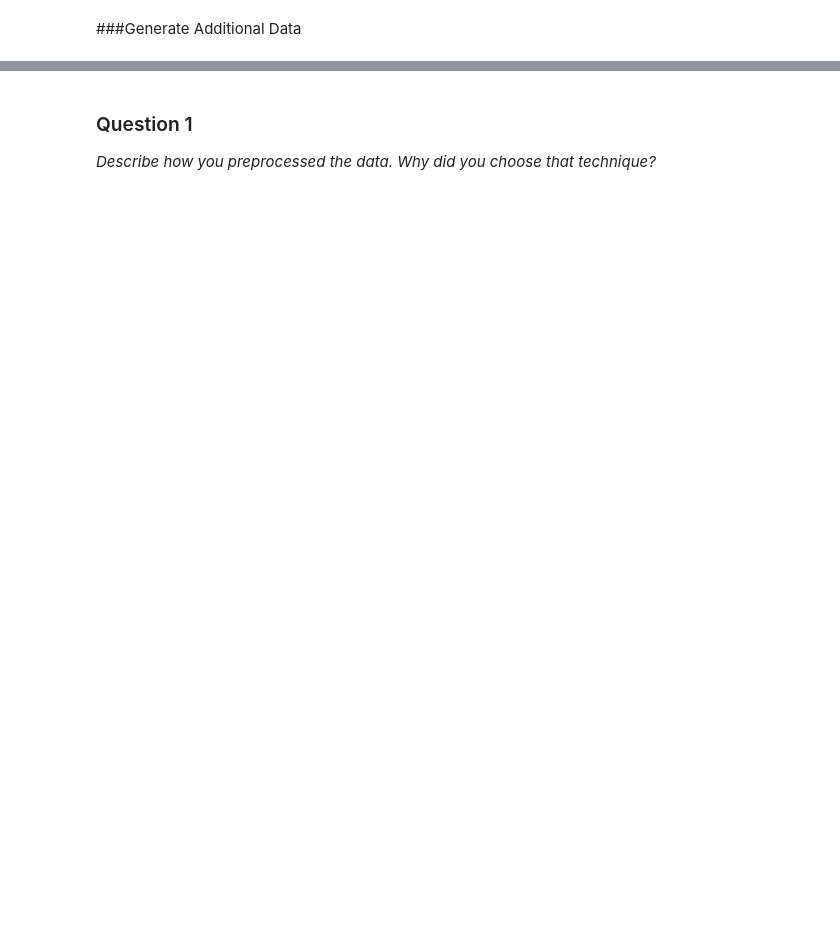
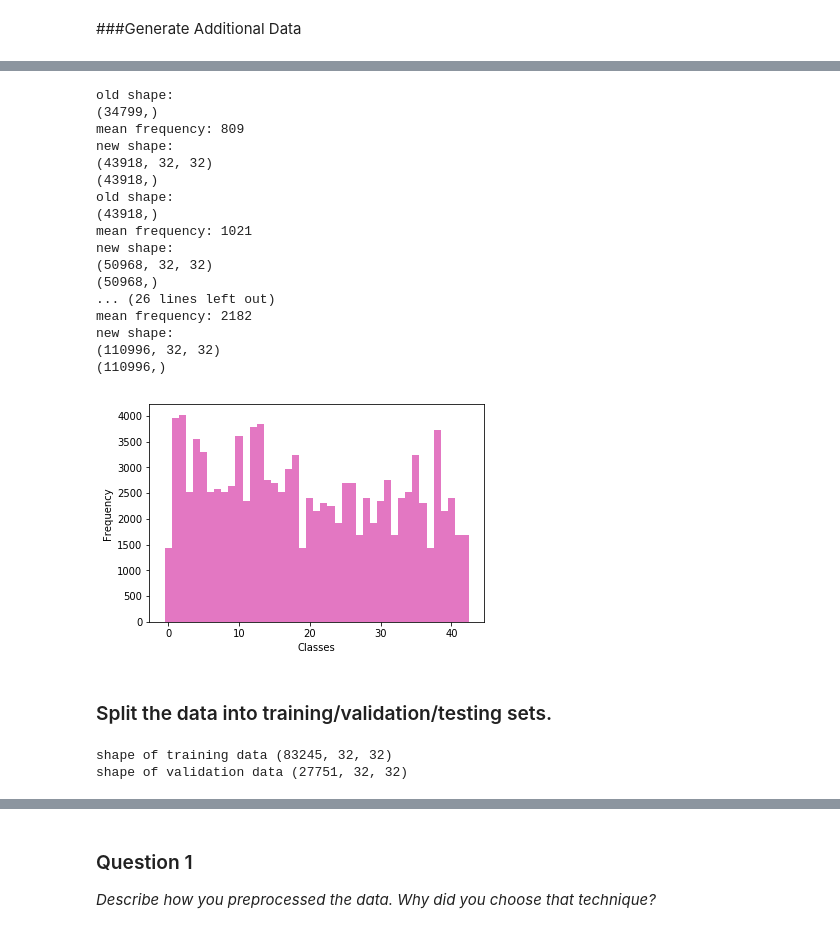
Before and after one commit to firefoxxy8/CarND-Traffic-Sign-Classifier-Project, a Jupyter notebook: Traffic_Sign_Classifier.ipynb, the cells around one changed output, grey strips where cells are left out. Drawn from its saved outputs; the diff is of its cells as text; code cells hidden in the pictures; blank space fills up the shorter version.

```diff
--- a/Traffic_Sign_Classifier.ipynb
+++ b/Traffic_Sign_Classifier.ipynb
@@ -493,0 +298,64 @@ Final test accuracy:  0.888809518445
+# %%
+# augmentation
+augment_data(trans_1, X_train_gr, y_train_gr)
+augment_data(trans_2, X_train_gr, y_train_gr)
+augment_data(trans_3, X_train_gr, y_train_gr)
+augment_data(trans_4, X_train_gr, y_train_gr)
+augment_data(trans_5, X_train_gr, y_train_gr)
+augment_data(trans_6, X_train_gr, y_train_gr)
+augment_data(trans_7, X_train_gr, y_train_gr)
+# %% [output]
+old shape:
+(34799,)
+mean frequency: 809
+new shape:
+(43918, 32, 32)
+(43918,)
+old shape:
+(43918,)
+mean frequency: 1021
+new shape:
+(50968, 32, 32)
+(50968,)
+... (26 lines left out)
+mean frequency: 2182
+new shape:
+(110996, 32, 32)
+(110996,)
+[figure, added]
+# %% [markdown]
+### Split the data into training/validation/testing sets.
+# %%
+# empty arrays for new training and validation datasets
+new_X_train = []
+new_y_train = []
+
+new_X_val = []
+new_y_val = []
+
+for n in range(n_classes):
+    # find indexes of each classes in the dataset
+    # randomly choose from and make up a validation set for each class
+    where_id = np.where(all_y_train==n)[0]
+    np.random.shuffle(where_id)
+
+    # make training data 80% of orginal dataset
+    cut_off = 0.75
+    new_X_train.append(all_X_train[where_id][:int(np.shape(where_id)[0]*cut_off)])
+    new_X_val.append(all_X_train[where_id][int(np.shape(where_id)[0]*cut_off):])
+
+    new_y_train.append(all_y_train[where_id][:int(np.shape(where_id)[0]*cut_off)])
+    new_y_val.append(all_y_train[where_id][int(np.shape(where_id)[0]*cut_off):])
+else:
+    # stack up training and validation sets
+    new_X_train = np.vstack(new_X_train)
+    new_X_val = np.vstack(new_X_val)
+    new_y_train = np.hstack(new_y_train)
+    new_y_val = np.hstack(new_y_val)
+
+# confirm shape of datasets made
+print('shape of training data',np.shape(new_X_train))
+print('shape of validation data', np.shape(new_X_val))
+# %% [output]
+shape of training data (83245, 32, 32)
+shape of validation data (27751, 32, 32)
```
Also changed, not shown: parts of 41 cells of this notebook, 7 other files.
